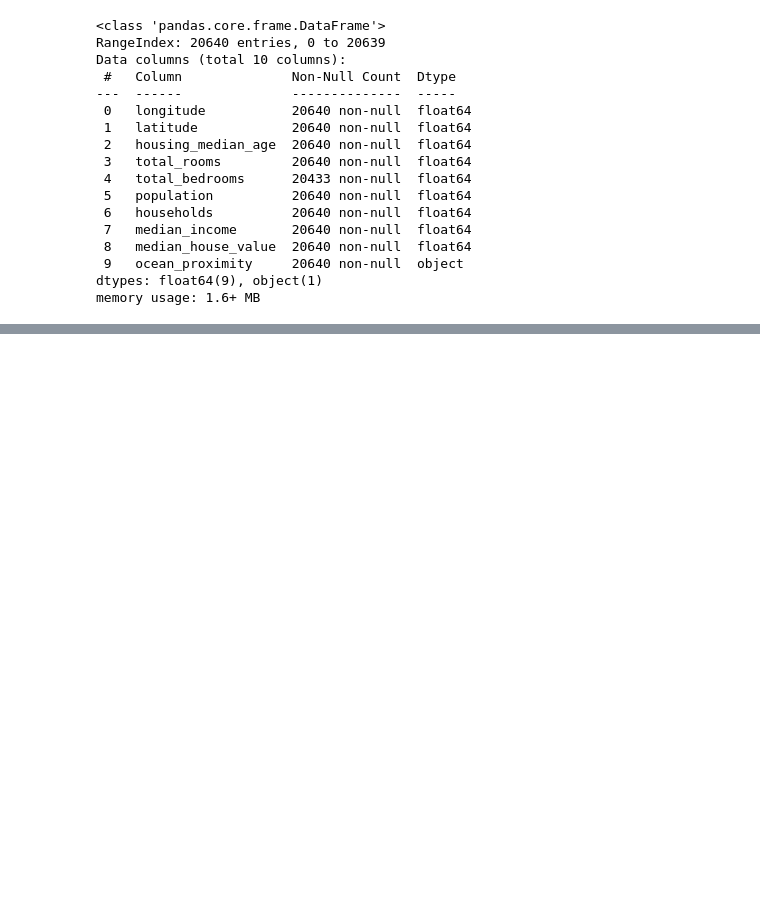
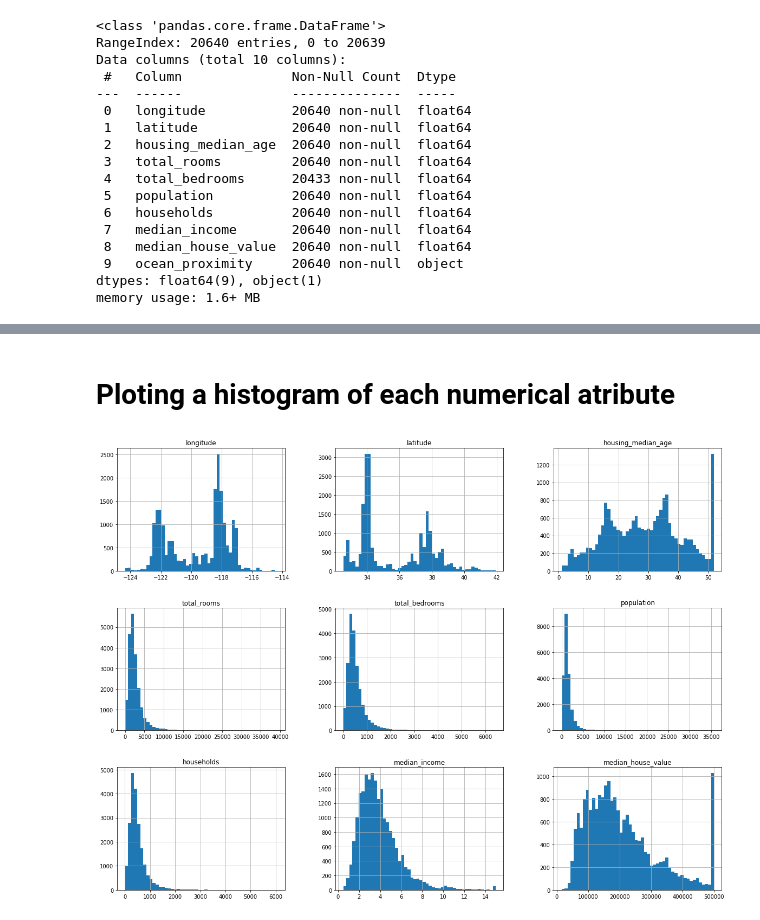
Before and after one commit to trungphan9x/ML_project1, a Jupyter notebook: trung_colab.ipynb, the cells around one changed output, grey strips where cells are left out. Cells and saved outputs as stored; diff of their text form; code cells hidden in the pictures; blank space fills up the shorter version.

```diff
--- a/trung_colab.ipynb
+++ b/trung_colab.ipynb
@@ -48,0 +100,7 @@ memory usage: 1.6+ MB
+# %% [markdown]
+# Ploting a histogram of each numerical atribute
+# %%
+housing.hist(bins=50, figsize=(20,15))
+plt.show()
+# %% [output]
+[figure, added]
```
Also changed, not shown: parts of 19 cells of this notebook.
